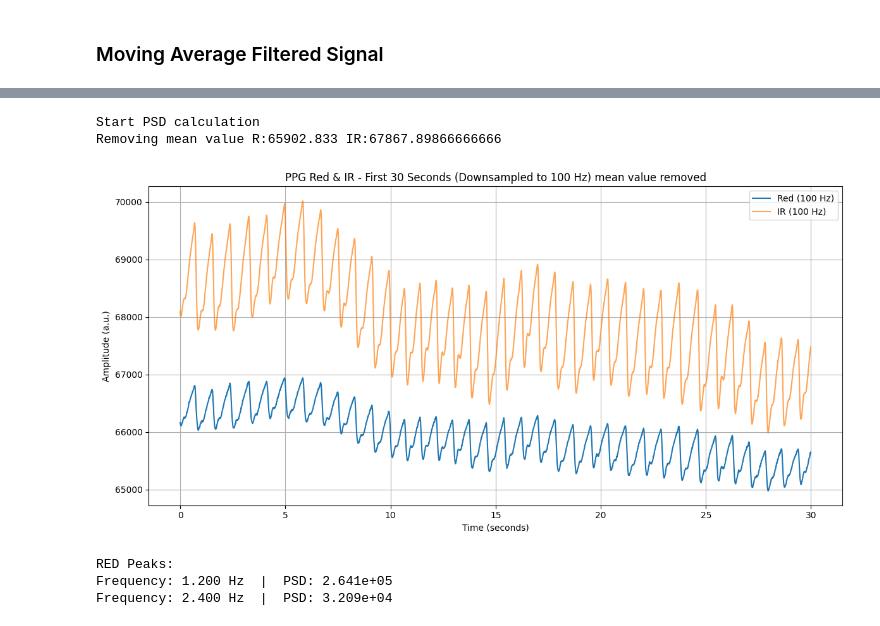
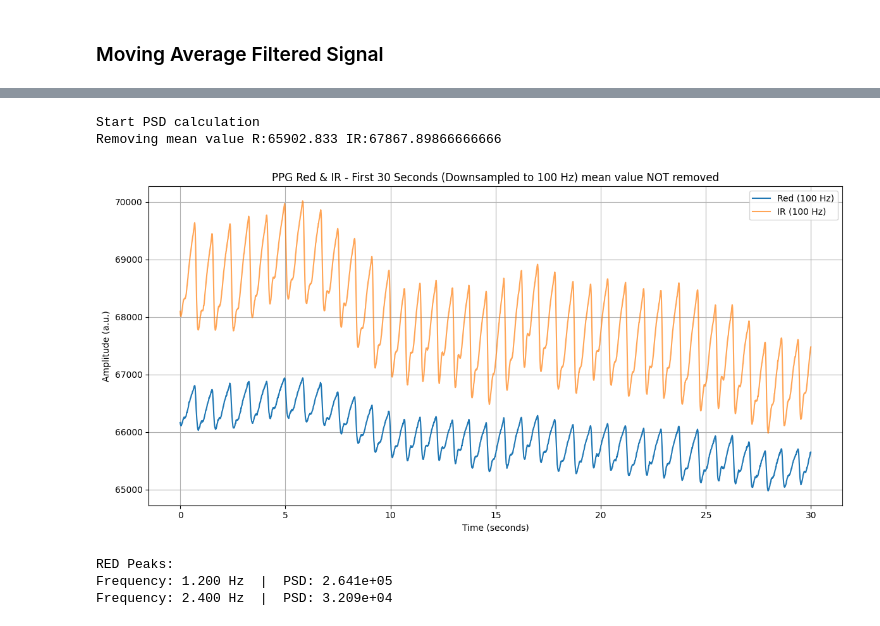
Before and after one commit to Tonyb94/PPG-Signal-Processing, a Jupyter notebook: offline_analysis/notebooks/filter_design.ipynb, the cells around one changed output, grey strips where cells are left out. Drawn from its saved outputs; the diff is of its cells as text; code cells hidden in the pictures.

```diff
--- a/offline_analysis/notebooks/filter_design.ipynb
+++ b/offline_analysis/notebooks/filter_design.ipynb
@@ -186,23 +187,23 @@ mean_ir_ds = np.mean (ir_ds)
 # %%
 print('Start PSD calculation')
 print(f'Removing mean value R:{mean_red_ds} IR:{mean_ir_ds}')
 #scipy.signal.welch
 plt.figure(figsize=(12,6))
 
 plt.plot(time_ds, red_ds, label="Red (100 Hz)")
 plt.plot(time_ds, ir_ds, label="IR (100 Hz)", alpha=0.7)
 
 plt.xlabel("Time (seconds)")
 plt.ylabel("Amplitude (a.u.)")
-plt.title(f"PPG Red & IR - First {seconds_to_plot} Seconds (Downsampled to 100 Hz) mean value removed")
+plt.title(f"PPG Red & IR - First {seconds_to_plot} Seconds (Downsampled to 100 Hz) mean value NOT removed")
 plt.legend()
 plt.grid(True)
 
 plt.tight_layout()
 plt.show()
 # %% [output]
 Start PSD calculation
 Removing mean value R:65902.833 IR:67867.89866666666
-[figure, old version]
+[figure, new version]
 # %%
 fs = 100
```
Also changed, not shown: parts of 8 cells of this notebook.
